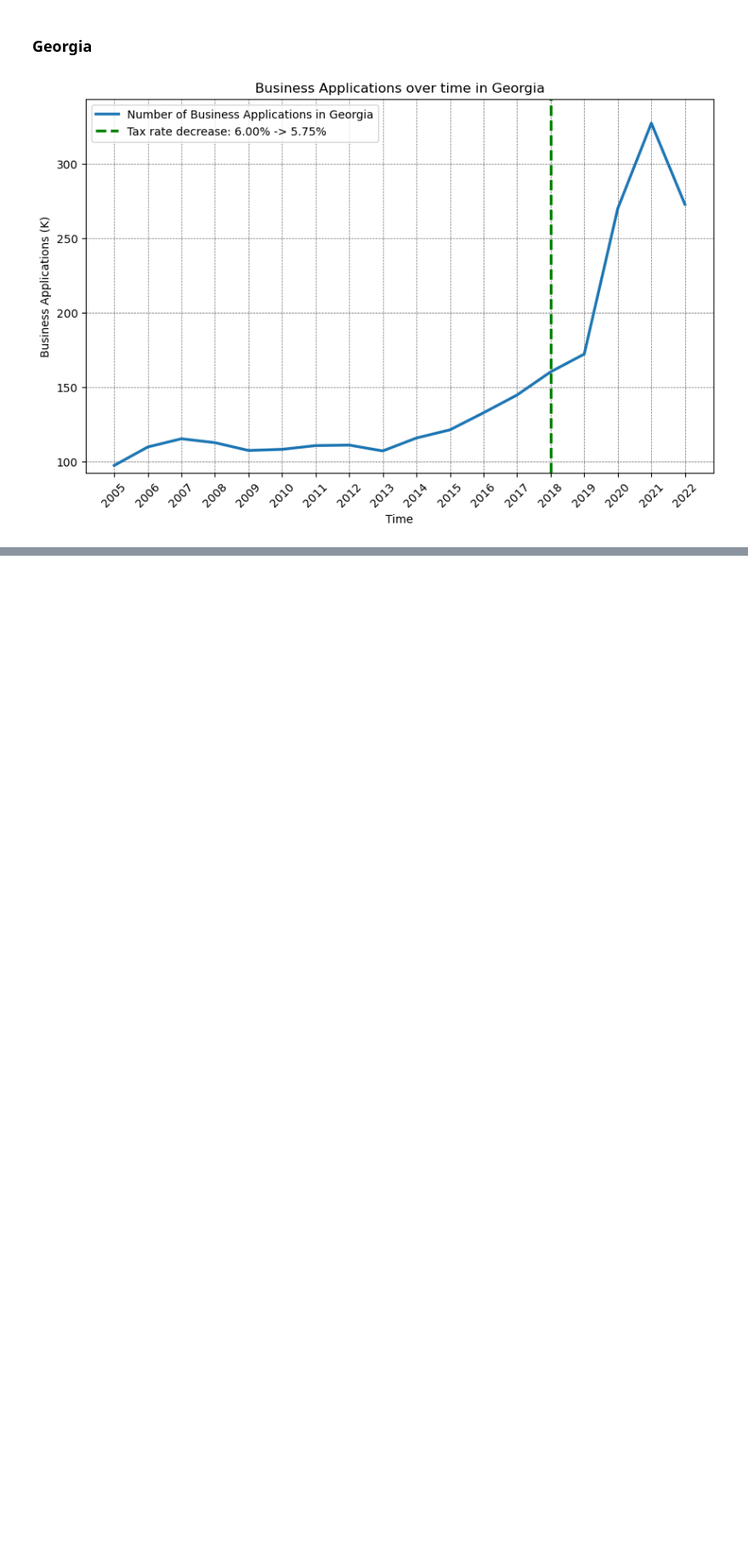
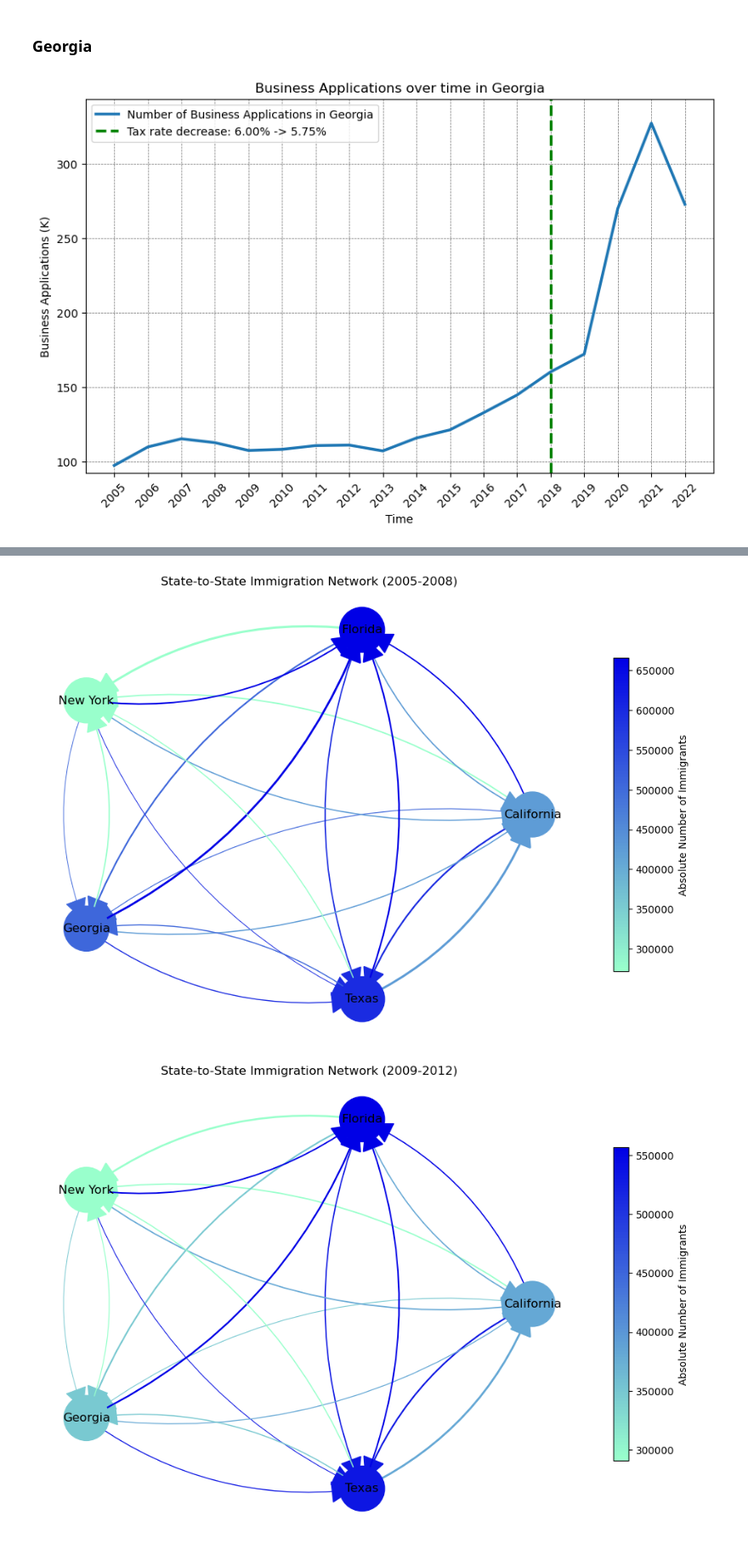
Before and after one commit to anoushkaberry15/data-analytics-project, a Jupyter notebook: Visualizations.ipynb, the cells around one changed output, grey strips where cells are left out. Shown at 85% size. Drawn from its saved outputs; the diff is of its cells as text; code cells hidden in the pictures; blank space fills up the shorter version.

```diff
--- a/Visualizations.ipynb
+++ b/Visualizations.ipynb
@@ -455,0 +498,7 @@ plt.show()
+# %%
+# Ensure that the diagonal values (self-connections) are set to 0
+for group, data in aggregated_data.items():
+    for state in states_of_interest:
+        data.at[state, state] = 0
+
+aggregated_data["2009-2012"]
@@ -455,0 +512,56 @@ plt.show()
+# %%
+def plot_gradient_colored_network_with_legend(data, title):
+    G = nx.DiGraph()
+
+    # Add nodes
+    for state in states_of_interest:
+        G.add_node(state)
+
+    # Add weighted edges
+    for origin, row in data.iterrows():
+        for destination, value in row.items():
+            if origin != destination and value != 0:  # Ensure we don't add self-loops
+                G.add_edge(origin, destination, weight=value)
+
+    incoming_weights = {node: sum([data[neighbor][node] for neighbor in states_of_interest]) for node in G.nodes()}
+    min_weight = min(incoming_weights.values())
+    max_weight = max(incoming_weights.values())
+
+    def gradient_colormap(value):
+        # Color computation based on the given gradient
+        return ((1 - value) * np.array([0.6, 1, 0.8]) + value * np.array([0, 0, 0.9]))
+
+    node_colors = [gradient_colormap((incoming_weights[node] - min_weight) / (max_weight - min_weight)) for node in G.nodes()]
+
+    pos = nx.circular_layout(G)
+    plt.figure(figsize=(12, 8))
+
+    nx.draw_networkx_nodes(G, pos, node_size=2000, node_color=node_colors)
+    nx.draw_networkx_labels(G, pos)
+
+    edge_widths = [np.sqrt(G[u][v]['weight']) / 250 for u, v in G.edges()]
+    edge_colors = [gradient_colormap((incoming_weights[v] - min_weight) / (max_weight - min_weight)) for u, v in G.edges()]
+
+    nx.draw_networkx_edges(
+        G, pos, edgelist=G.edges(), edge_color=edge_colors, width=edge_widths,
+        arrowstyle='-|>', arrowsize=50, connectionstyle="arc3,rad=0.2"
+    )
+
+    # Adding the custom colorbar as a legend
+    sm = plt.cm.ScalarMappable(cmap=mpl.colors.ListedColormap([gradient_colormap(i) for i in np.linspace(0, 1, 100)]),
+                               norm=Normalize(vmin=min_weight, vmax=max_weight))
+    sm.set_array([])
+    cbar = plt.colorbar(sm, orientation='vertical', shrink=0.7, pad=0.05)
+    cbar.set_label('Absolute Number of Immigrants', rotation=90)
+
+    plt.title(title)
+    plt.axis('off')
+    plt.show()
+
+
+# Visualize all the time periods
+for period, data in aggregated_data.items():
+    plot_gradient_colored_network_with_legend(data, f"State-to-State Immigration Network ({period})")
+# %% [output]
+[figure, added]
+[figure, added]
```
Also changed, not shown: parts of 7 cells of this notebook, 1 other file.
